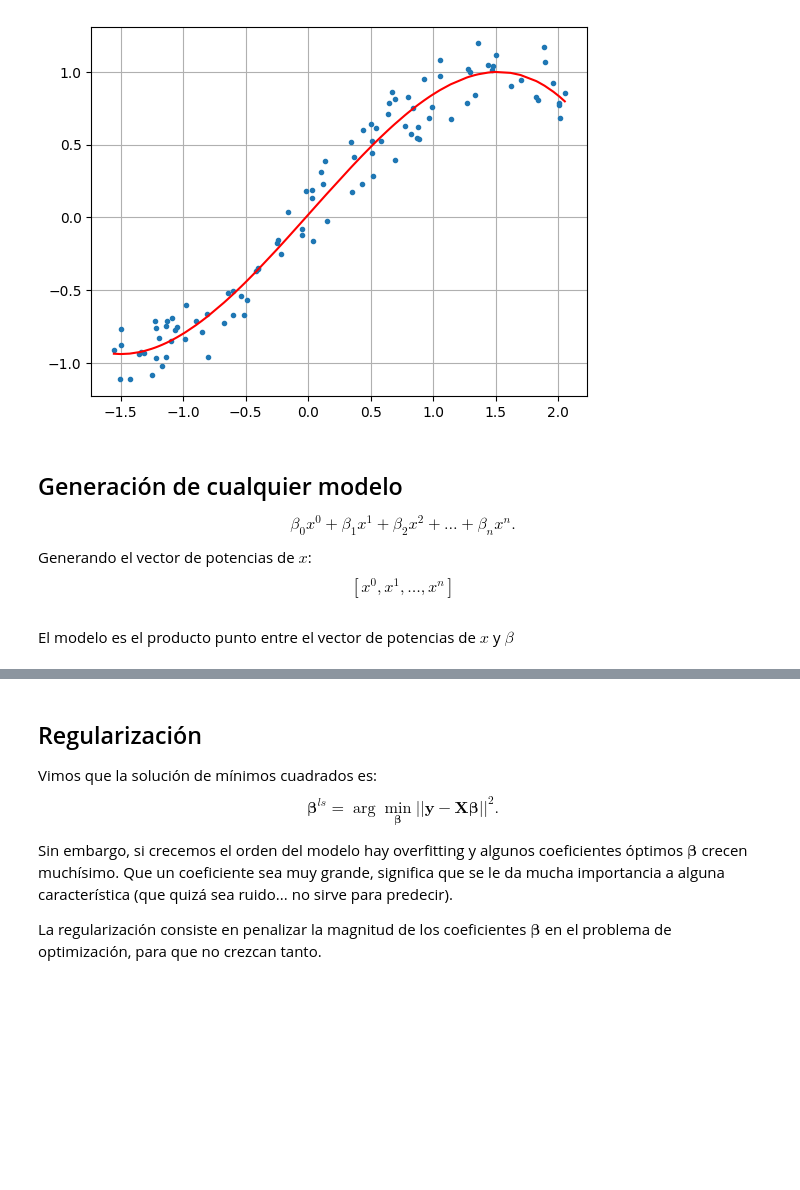
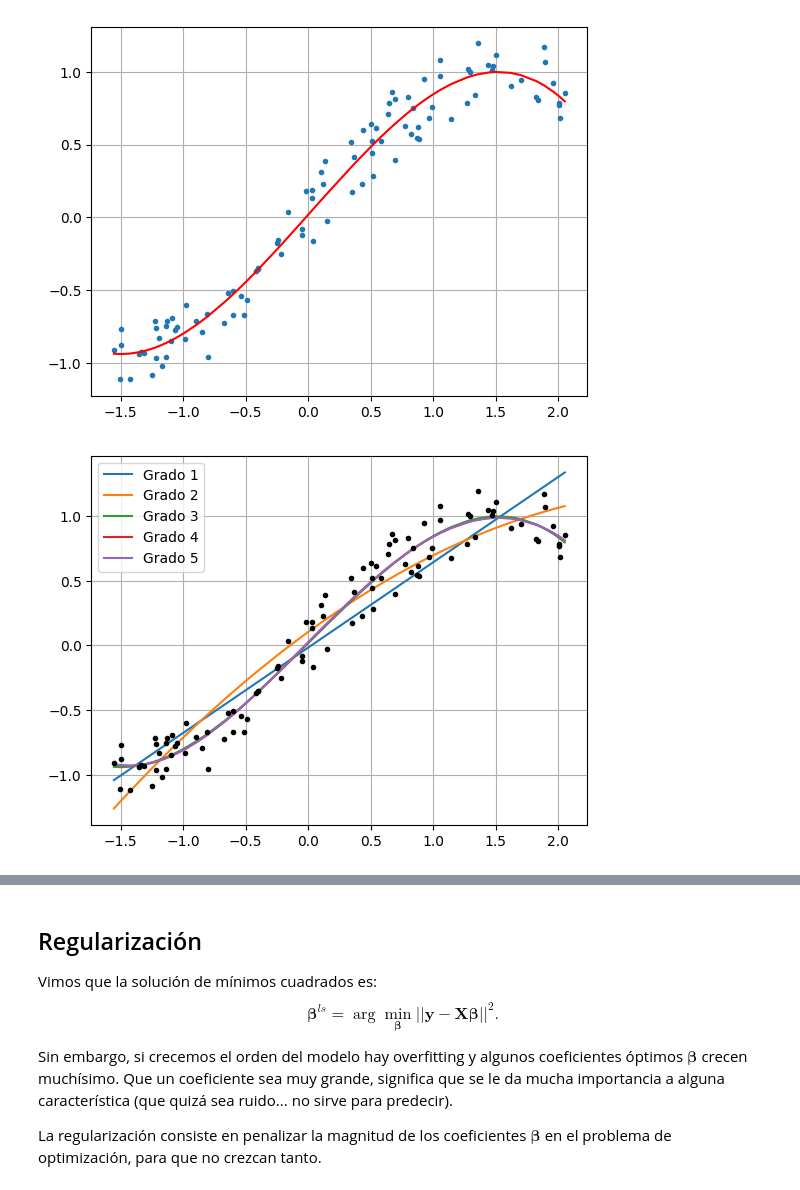
Before and after one commit to ArellanoMCarlos/SimMatO2025, a Jupyter notebook: Módulo 1 - Optimización/Minimize - Optimización cuadrática.ipynb, the cells around one changed output, grey strips where cells are left out. Cells and saved outputs as stored; diff of their text form; code cells hidden in the pictures; blank space fills up the shorter version.

```diff
--- a/Módulo 1 - Optimización/Minimize - Optimización cuadrática.ipynb
+++ b/Módulo 1 - Optimización/Minimize - Optimización cuadrática.ipynb
@@ -158,14 +168,18 @@ plt.plot(x,f,'r')
 plt.grid()
 # %% [output]
 [figure]
-# %% [markdown]
-## Generación de cualquier modelo
-$$
-\beta_0x^0+\beta_1x^1+\beta_2x^2+\dots+\beta_nx^n.
-$$
-Generando el vector de potencias de $x$:
-$$
-\left[x^0, x^1, \dots, x^{n}\right]
-$$
-# %% [markdown]
-El modelo es el producto punto entre el vector de potencias de $x$ y $\beta$
+# %%
+# Entrenamos y graficamos 'n' polinomios en un for
+#
+n=5
+sol=[]
+for i in range(1,n+1):
+  beta_inicial=np.random.rand(i+1)
+  sol.append(opt.minimize(error3,beta_inicial,args=(x,y)))
+  f=fhat(sol[-1].x,x)
+  plt.plot(x,f,label='Grado '+str(i))
+plt.legend()
+plt.plot(x,y,'ok',ms=3)
+plt.grid()
+# %% [output]
+[figure, added]
```
Also changed, not shown: parts of 19 cells of this notebook, 1 other file.
